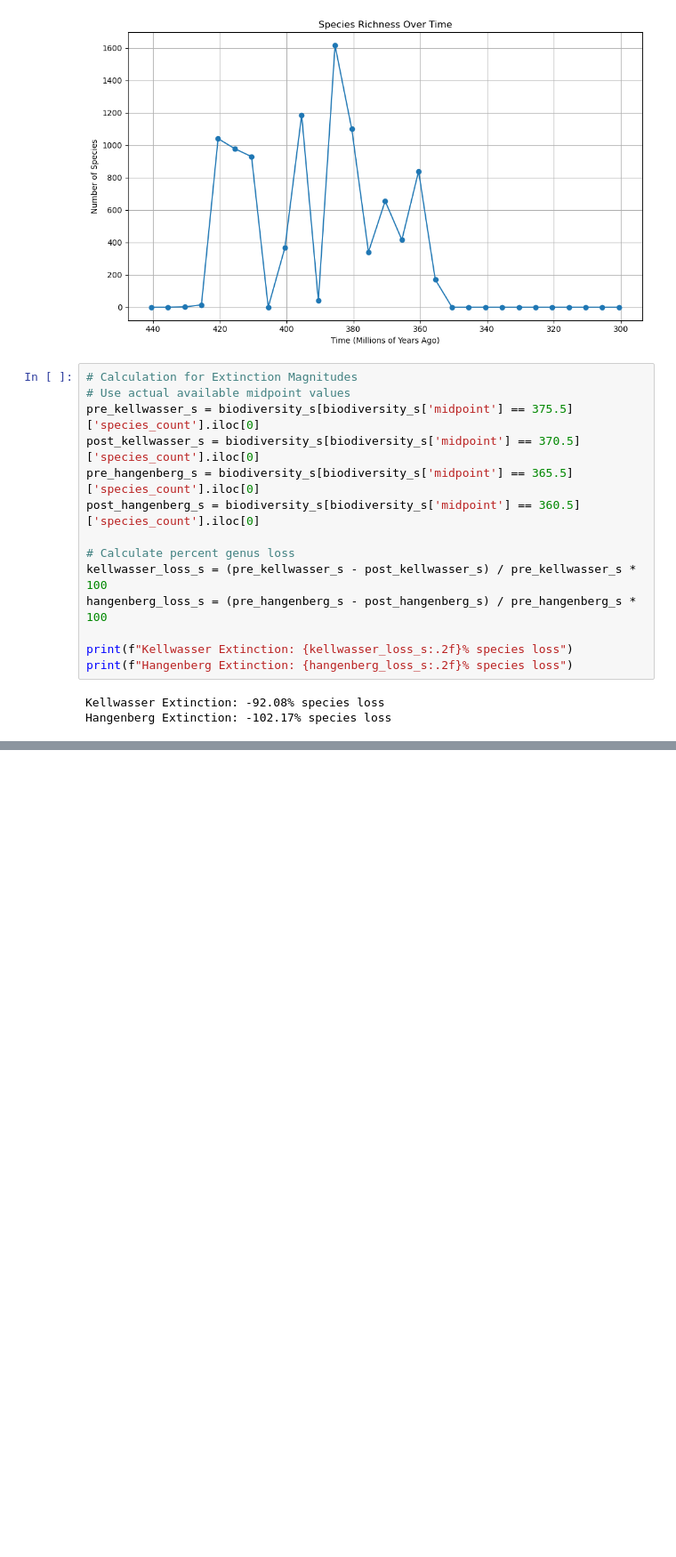
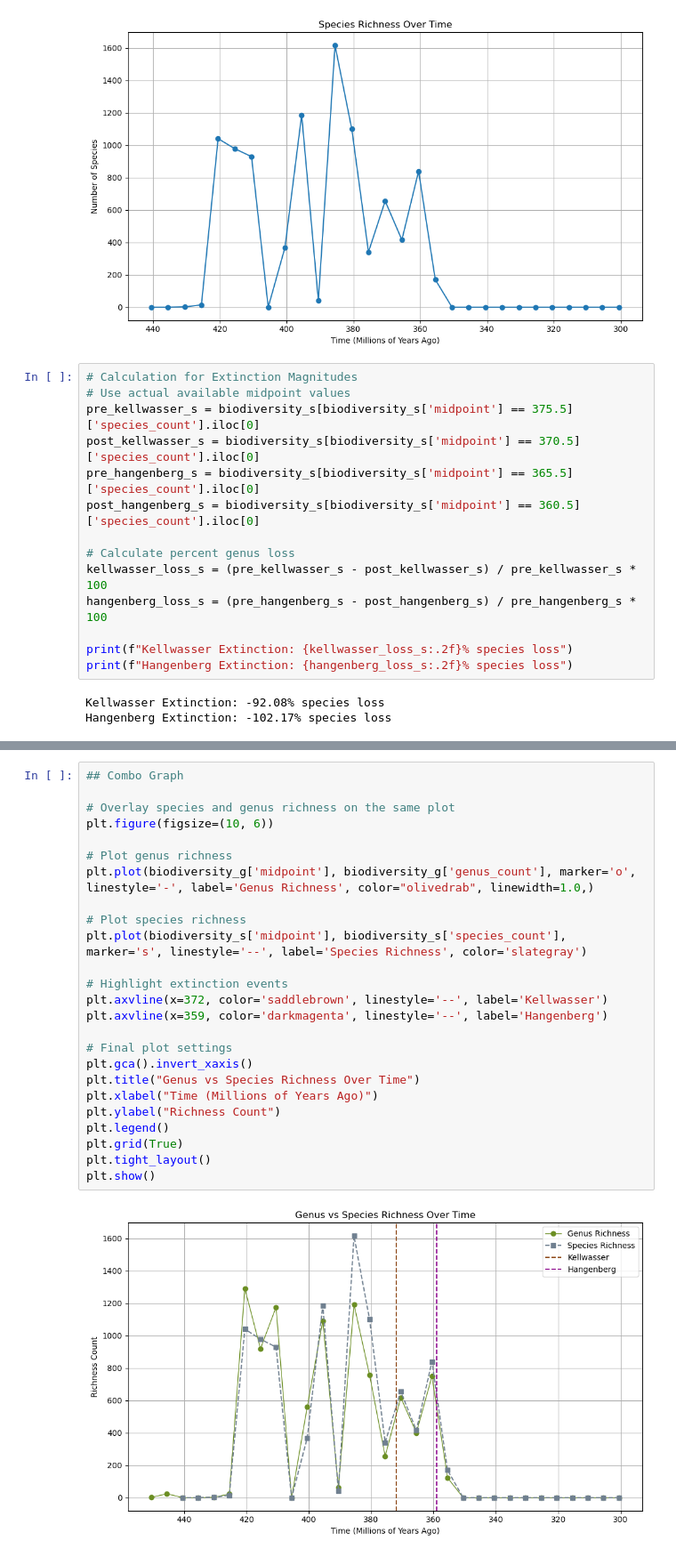
Before and after one commit to ConnorMoss02/Paleo, a Jupyter notebook: Paleontology_Notebook.ipynb, the cells around one changed output, grey strips where cells are left out. Shown at 89% size. Saved outputs shown, nothing was run; the diff lists cells and outputs as text; blank space fills up the shorter version.

```diff
--- a/Paleontology_Notebook.ipynb
+++ b/Paleontology_Notebook.ipynb
@@ -123,0 +274,27 @@ Hangenberg Extinction: -102.17% species loss
+# %%
+## Combo Graph
+
+# Overlay species and genus richness on the same plot
+plt.figure(figsize=(10, 6))
+
+# Plot genus richness
+plt.plot(biodiversity_g['midpoint'], biodiversity_g['genus_count'], marker='o', linestyle='-', label='Genus Richness', color="olivedrab", linewidth=1.0,)
+
+# Plot species richness
+plt.plot(biodiversity_s['midpoint'], biodiversity_s['species_count'], marker='s', linestyle='--', label='Species Richness', color='slategray')
+
+# Highlight extinction events
+plt.axvline(x=372, color='saddlebrown', linestyle='--', label='Kellwasser')
+plt.axvline(x=359, color='darkmagenta', linestyle='--', label='Hangenberg')
+
+# Final plot settings
+plt.gca().invert_xaxis()
+plt.title("Genus vs Species Richness Over Time")
+plt.xlabel("Time (Millions of Years Ago)")
+plt.ylabel("Richness Count")
+plt.legend()
+plt.grid(True)
+plt.tight_layout()
+plt.show()
+# %% [output]
+[figure, added]
```
Also changed, not shown: parts of 19 cells of this notebook.
